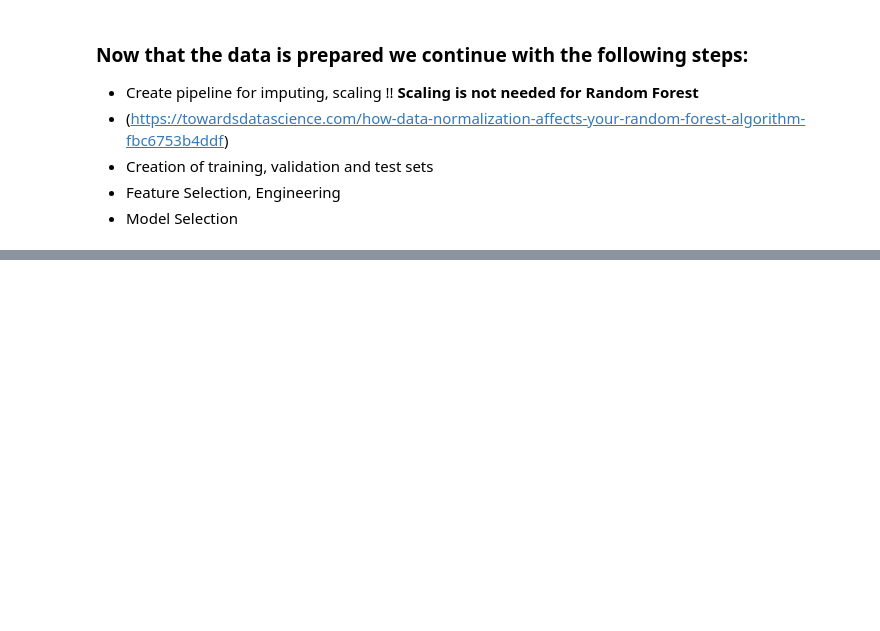
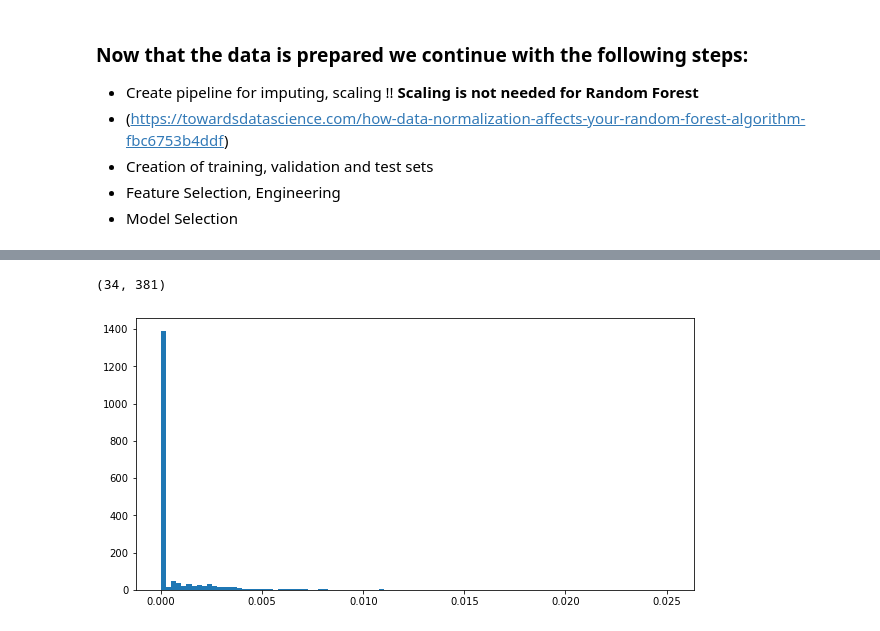
Before and after one commit to cewinharhar/BECS2_dataChallenge, a Jupyter notebook: MLworkflow.ipynb, the cells around one changed output, grey strips where cells are left out. Drawn from its saved outputs; the diff is of its cells as text; code cells hidden in the pictures; blank space fills up the shorter version.

```diff
--- a/MLworkflow.ipynb
+++ b/MLworkflow.ipynb
@@ -69,27 +88,30 @@ print(y)
 # %%
 # Feature Selection
 
 """
 Can be used in pipeline
 clf = Pipeline([
   ('feature_selection', SelectFromModel(LinearSVC(penalty="l1"))),
   ('classification', RandomForestClassifier())
 ])
 """
 from sklearn.ensemble import RandomForestClassifier
 from sklearn.feature_selection import SelectFromModel #checkout description https://scikit-learn.org/stable/modules/feature_selection.html#tree-based-feature-selection
 
 #create Random Forest classifier with default hyperparameters
-raFo = RandomForestClassifier(n_estimators=100,  max_features="auto")
+raFo = RandomForestClassifier()
 raFo = raFo.fit(X, y)
 
 #checkout importance in a histogram
 plt.hist(raFo.feature_importances_, bins=100)
 
 #get the reduced X
 model = SelectFromModel(estimator = raFo, prefit=True)
 X_new = model.transform(X)
 X_new.shape
+# %% [output]
+(34, 381)
+[figure, added]
 # %%
 # Visualize feature importance
 
```
Also changed, not shown: parts of 8 cells of this notebook, 7 other files.
